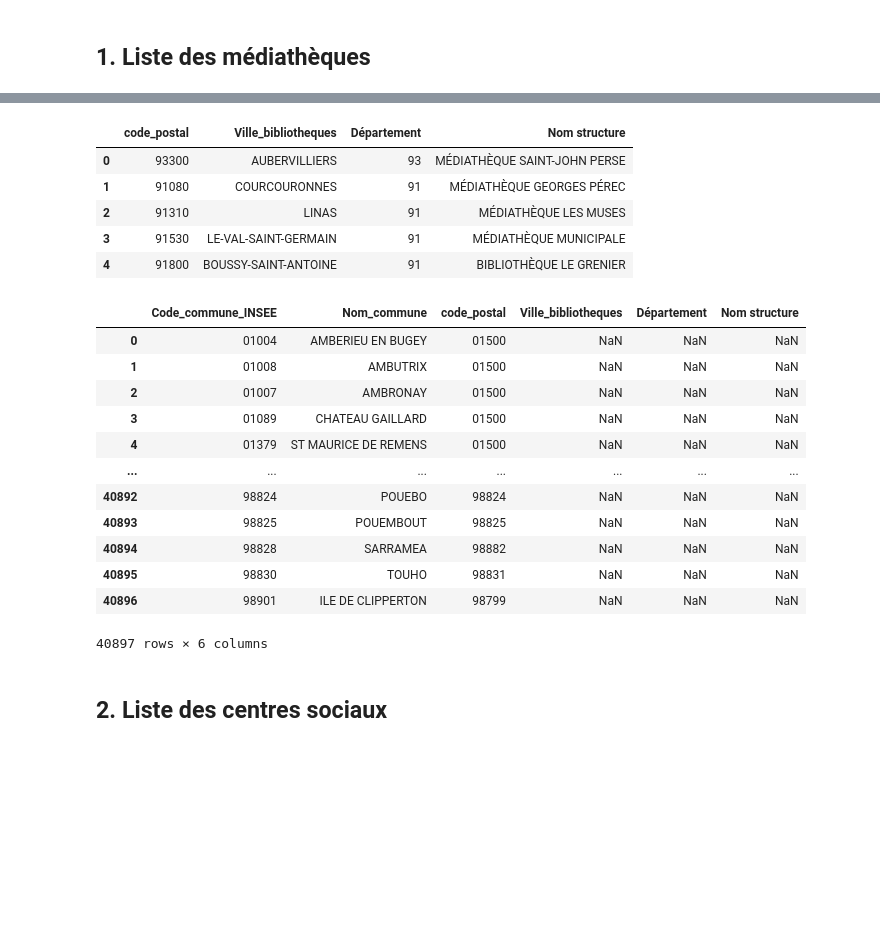
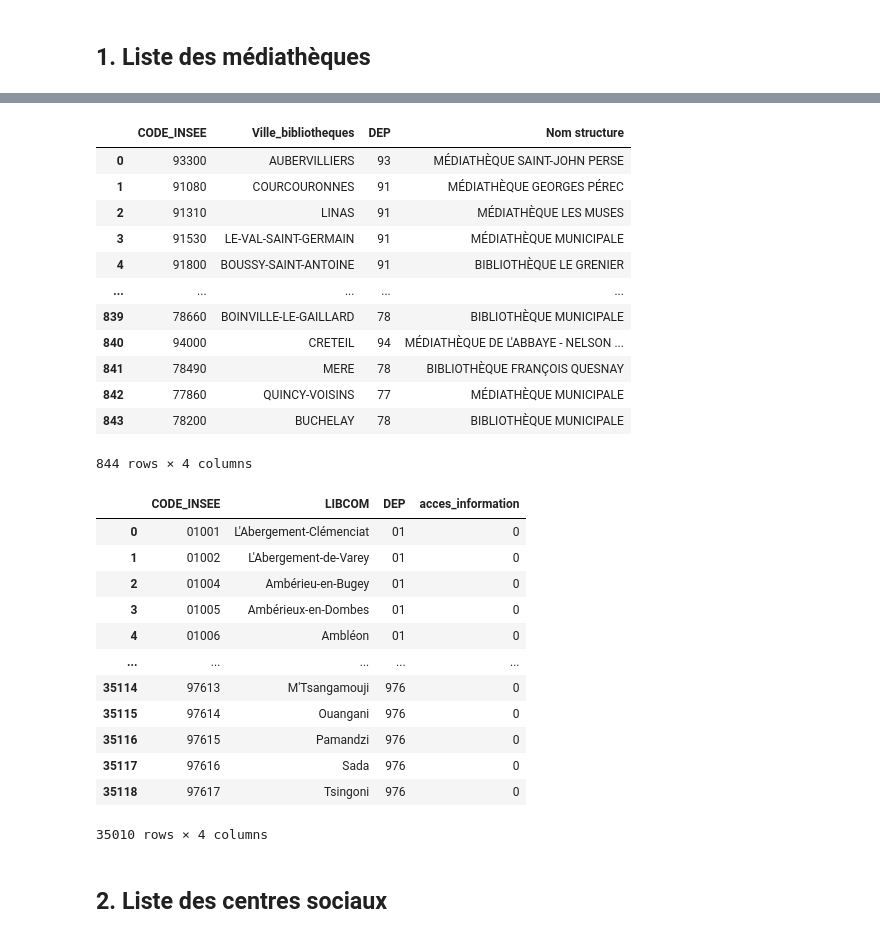
Before and after one commit to dataforgoodfr/batch8_mednum, a Jupyter notebook: notebooks/acces_information.ipynb, the cells around one changed output, grey strips where cells are left out. Saved outputs shown, nothing was run; the diff lists cells and outputs as text; code cells hidden in the pictures; blank space fills up the shorter version.

```diff
--- a/notebooks/acces_information.ipynb
+++ b/notebooks/acces_information.ipynb
@@ -75,7 +75,7 @@ commune
 # %%
 df = pd.read_csv('/content/drive/My Drive/Colab Notebooks/carte-des-bibliotheques.csv', header=0, sep=';')
-df.rename(columns={'Code postal': 'code_postal'}, inplace=True)
+df.rename(columns={'Code postal': 'CODE_INSEE', 'Département': 'DEP'}, inplace=True)
 print(df.shape)
-df.head()
+df.head(2)
 # %% [output]
 (844, 21)
@@ -88,15 +85,23 @@ df.head()
 # %%
-df = df[['code_postal', 'Ville', 'Département', 'Nom structure']]
+df = df[['CODE_INSEE', 'Ville', 'DEP', 'Nom structure']]
 df.rename(columns={'Ville': 'Ville_bibliotheques'}, inplace=True)
-df['code_postal'] = df['code_postal'].astype(str)
-df.head()
+df['CODE_INSEE'] = df['CODE_INSEE'].astype(str)
+df['DEP'] = df['DEP'].astype(str)
+df
 # %% [output]
-|  | code_postal | Ville_bibliotheques | Département | Nom structure |
+|  | CODE_INSEE | Ville_bibliotheques | DEP | Nom structure |
 | 0 | 93300 | AUBERVILLIERS | 93 | MÉDIATHÈQUE SAINT-JOHN PERSE |
 | 1 | 91080 | COURCOURONNES | 91 | MÉDIATHÈQUE GEORGES PÉREC |
 | 2 | 91310 | LINAS | 91 | MÉDIATHÈQUE LES MUSES |
 | 3 | 91530 | LE-VAL-SAINT-GERMAIN | 91 | MÉDIATHÈQUE MUNICIPALE |
 | 4 | 91800 | BOUSSY-SAINT-ANTOINE | 91 | BIBLIOTHÈQUE LE GRENIER |
+| ... | ... | ... | ... | ... |
+| 839 | 78660 | BOINVILLE-LE-GAILLARD | 78 | BIBLIOTHÈQUE MUNICIPALE |
+| 840 | 94000 | CRETEIL | 94 | MÉDIATHÈQUE DE L'ABBAYE - NELSON ... |
+| 841 | 78490 | MERE | 78 | BIBLIOTHÈQUE FRANÇOIS QUESNAY |
+| 842 | 77860 | QUINCY-VOISINS | 77 | MÉDIATHÈQUE MUNICIPALE |
+| 843 | 78200 | BUCHELAY | 78 | BIBLIOTHÈQUE MUNICIPALE |
+844 rows × 4 columns
 # %%
 # mapping code postal - code INSEE
 #mapping = pd.read_csv('/content/drive/My Drive/Colab Notebooks/correspondances-code-insee-code-postal.csv', header=0, sep=';')
@@ -104,22 +109,25 @@ df.head()
 #mapping.rename(columns={'Code Postal': 'Code postal'}, inplace=True)
 #mapping.drop_duplicates(inplace=True)
 #mapping.head()
-# %%
-biblio = commune[['Code_commune_INSEE', 'Nom_commune', 'code_postal']].merge(df, on='code_postal', how='outer',).dropna(subset=['Code_commune_INSEE']).reset_index(drop=True)
-biblio
-# %% [output]
-|  | Code_commune_INSEE | Nom_commune | code_postal | Ville_bibliotheques | Département | Nom structure |
-| 0 | 01004 | AMBERIEU EN BUGEY | 01500 | NaN | NaN | NaN |
-| 1 | 01008 | AMBUTRIX | 01500 | NaN | NaN | NaN |
-| 2 | 01007 | AMBRONAY | 01500 | NaN | NaN | NaN |
-| 3 | 01089 | CHATEAU GAILLARD | 01500 | NaN | NaN | NaN |
-| 4 | 01379 | ST MAURICE DE REMENS | 01500 | NaN | NaN | NaN |
-| ... | ... | ... | ... | ... | ... | ... |
-| 40892 | 98824 | POUEBO | 98824 | NaN | NaN | NaN |
-| 40893 | 98825 | POUEMBOUT | 98825 | NaN | NaN | NaN |
-| 40894 | 98828 | SARRAMEA | 98882 | NaN | NaN | NaN |
-| 40895 | 98830 | TOUHO | 98831 | NaN | NaN | NaN |
-| 40896 | 98901 | ILE DE CLIPPERTON | 98799 | NaN | NaN | NaN |
-40897 rows × 6 columns
+# %%
+mediatheque = commune.merge(df, on=['CODE_INSEE', 'DEP'], how='left').reset_index(drop=True)
+mediatheque['acces_information'] = mediatheque['Ville_bibliotheques'].apply(lambda x: 0 if pd.isna(x) else 1)
+mediatheque = mediatheque[['CODE_INSEE', 'LIBCOM', 'DEP', 'acces_information']]
+mediatheque.drop_duplicates(inplace=True)
+mediatheque
+# %% [output]
+|  | CODE_INSEE | LIBCOM | DEP | acces_information |
+| 0 | 01001 | L'Abergement-Clémenciat | 01 | 0 |
+| 1 | 01002 | L'Abergement-de-Varey | 01 | 0 |
+| 2 | 01004 | Ambérieu-en-Bugey | 01 | 0 |
+| 3 | 01005 | Ambérieux-en-Dombes | 01 | 0 |
+| 4 | 01006 | Ambléon | 01 | 0 |
+| ... | ... | ... | ... | ... |
+| 35114 | 97613 | M'Tsangamouji | 976 | 0 |
+| 35115 | 97614 | Ouangani | 976 | 0 |
+| 35116 | 97615 | Pamandzi | 976 | 0 |
+| 35117 | 97616 | Sada | 976 | 0 |
+| 35118 | 97617 | Tsingoni | 976 | 0 |
+35010 rows × 4 columns
 # %%
 dir = '/content/drive/My Drive/Colab Notebooks/'
```
Also changed, not shown: parts of 9 cells of this notebook.
